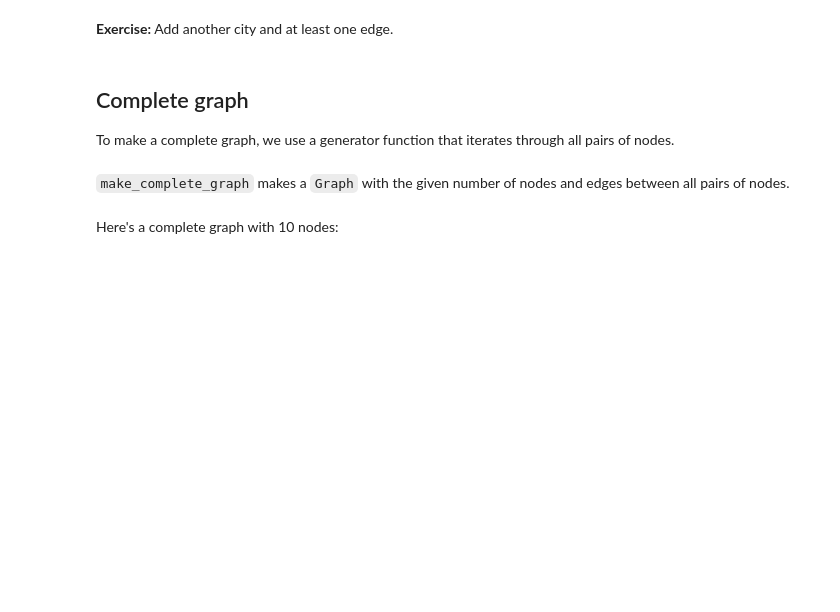
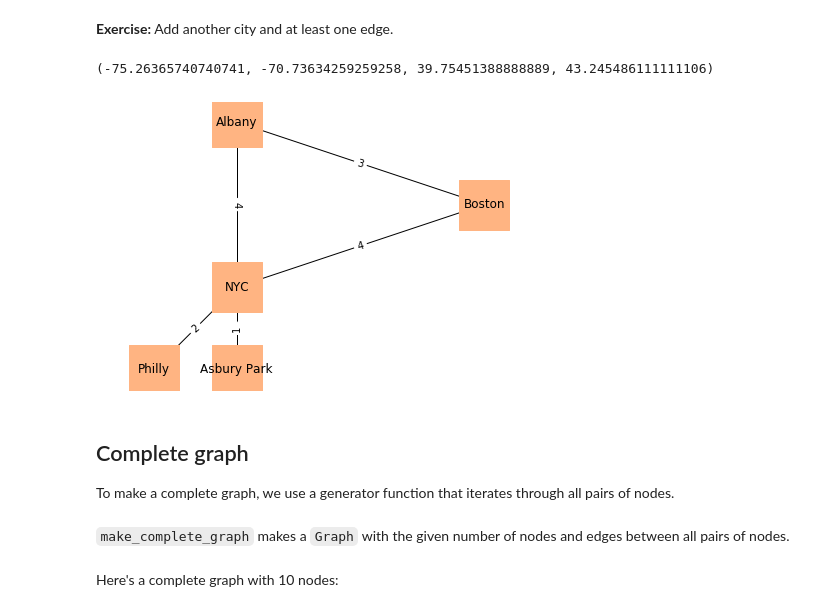
Before and after one commit to paul-reiners/ThinkComplexity2, a Jupyter notebook: notebooks/chap02.ipynb, the cells around one changed output. Drawn from its saved outputs; the diff is of its cells as text; code cells hidden in the pictures; blank space fills up the shorter version.

Commit message:
Exercise: Add another city and at least one edge.

```diff
--- a/notebooks/chap02.ipynb
+++ b/notebooks/chap02.ipynb
@@ -131,3 +138,22 @@ savefig('figs/chap02-2')
+# %%
+positions['Asbury Park'] = (-74, 40)
+drive_times[('Asbury Park', 'NYC')] = 1
+G = nx.Graph()
+G.add_nodes_from(positions)
+G.add_edges_from(drive_times)
+nx.draw(G, positions,
+        node_color='C1',
+        node_shape='s',
+        node_size=2500,
+        with_labels=True)
+
+nx.draw_networkx_edge_labels(G, positions,
+                             edge_labels=drive_times)
+
+plt.axis('equal')
+# %% [output]
+(-75.26365740740741, -70.73634259259258, 39.75451388888889, 43.245486111111106)
+[figure, added]
 # %% [markdown]
 ## Complete graph
 
```
Also changed, not shown: parts of 5 cells of this notebook.
